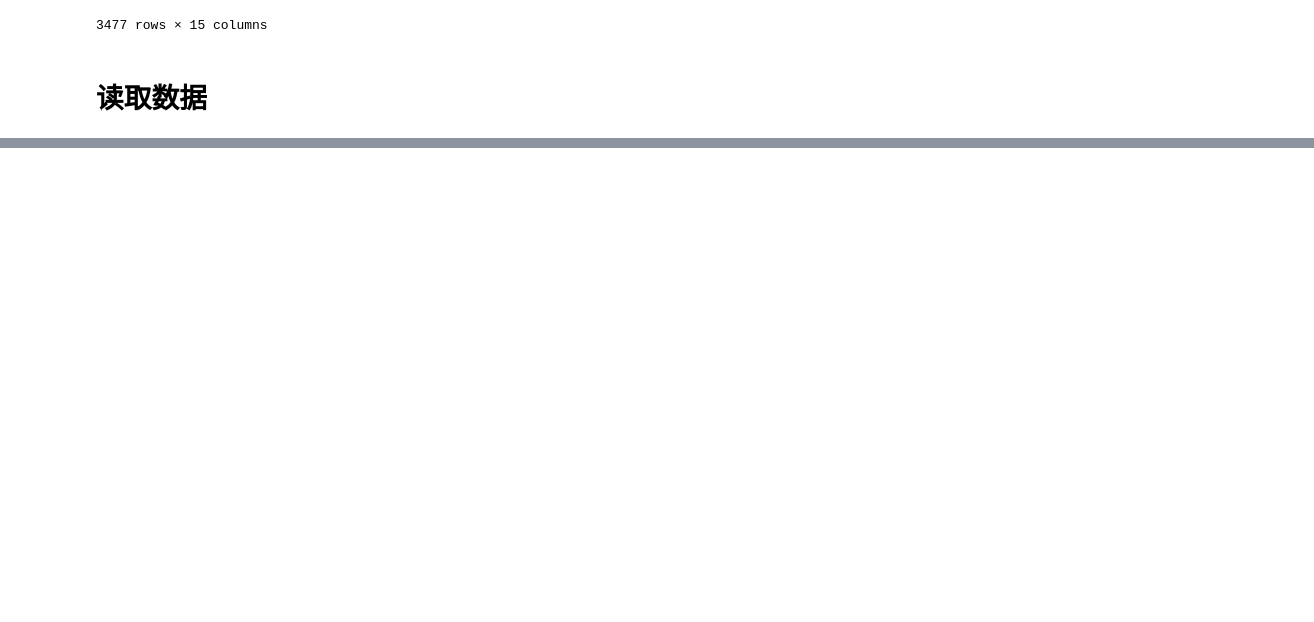
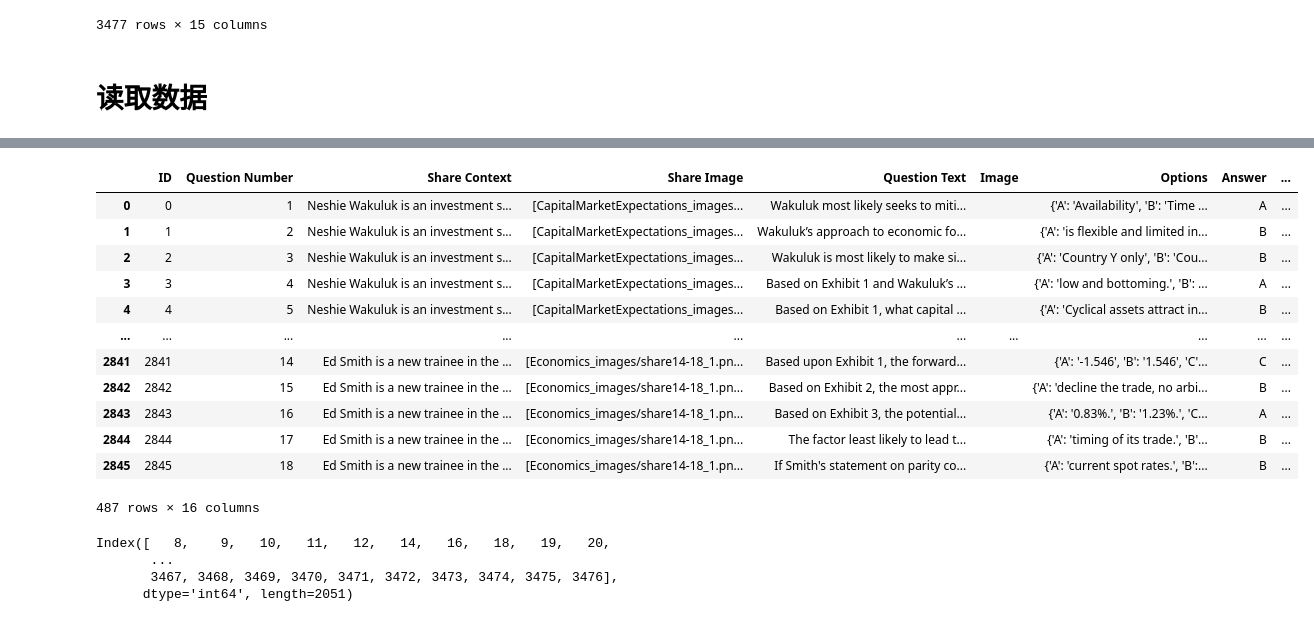
Before and after one commit to Jennie-Deng/Finmath, a Jupyter notebook: dataProcess.ipynb, the cells around one changed output, grey strips where cells are left out. Saved outputs shown, nothing was run; the diff lists cells and outputs as text; code cells hidden in the pictures; blank space fills up the shorter version.

Commit message:
demo  data

```diff
--- a/dataProcess.ipynb
+++ b/dataProcess.ipynb
@@ -113,2 +77,26 @@ data
+# %%
+textimage = data[data['Share Image'] != '']
+textimage
+# %% [output]
+|  | ID | Question Number | Share Context | Share Image | Question Text | Image | Options | Answer | ... |
+| 0 | 0 | 1 | Neshie Wakuluk is an investment s... | [CapitalMarketExpectations_images... | Wakuluk most likely seeks to miti... |  | {'A': 'Availability', 'B': 'Time ... | A | ... |
+| 1 | 1 | 2 | Neshie Wakuluk is an investment s... | [CapitalMarketExpectations_images... | Wakuluk’s approach to economic fo... |  | {'A': 'is flexible and limited in... | B | ... |
+| 2 | 2 | 3 | Neshie Wakuluk is an investment s... | [CapitalMarketExpectations_images... | Wakuluk is most likely to make si... |  | {'A': 'Country Y only', 'B': 'Cou... | B | ... |
+| 3 | 3 | 4 | Neshie Wakuluk is an investment s... | [CapitalMarketExpectations_images... | Based on Exhibit 1 and Wakuluk’s ... |  | {'A': 'low and bottoming.', 'B': ... | A | ... |
+| 4 | 4 | 5 | Neshie Wakuluk is an investment s... | [CapitalMarketExpectations_images... | Based on Exhibit 1, what capital ... |  | {'A': 'Cyclical assets attract in... | B | ... |
+| ... | ... | ... | ... | ... | ... | ... | ... | ... | ... |
+| 2841 | 2841 | 14 | Ed Smith is a new trainee in the ... | [Economics_images/share14-18_1.pn... | Based upon Exhibit 1, the forward... |  | {'A': '-1.546', 'B': '1.546', 'C'... | C | ... |
+| 2842 | 2842 | 15 | Ed Smith is a new trainee in the ... | [Economics_images/share14-18_1.pn... | Based on Exhibit 2, the most appr... |  | {'A': 'decline the trade, no arbi... | B | ... |
+| 2843 | 2843 | 16 | Ed Smith is a new trainee in the ... | [Economics_images/share14-18_1.pn... | Based on Exhibit 3, the potential... |  | {'A': '0.83%.', 'B': '1.23%.', 'C... | A | ... |
+| 2844 | 2844 | 17 | Ed Smith is a new trainee in the ... | [Economics_images/share14-18_1.pn... | The factor least likely to lead t... |  | {'A': 'timing of its trade.', 'B'... | B | ... |
+| 2845 | 2845 | 18 | Ed Smith is a new trainee in the ... | [Economics_images/share14-18_1.pn... | If Smith's statement on parity co... |  | {'A': 'current spot rates.', 'B':... | B | ... |
+487 rows × 16 columns
+# %%
+textKnowledge.index
+# %% [output]
+Index([   8,    9,   10,   11,   12,   14,   16,   18,   19,   20,
+       ...
+       3467, 3468, 3469, 3470, 3471, 3472, 3473, 3474, 3475, 3476],
+      dtype='int64', length=2051)
 # %%
 # Select the specified columns
```
Also changed, not shown: parts of 8 cells of this notebook, 21 other files.
